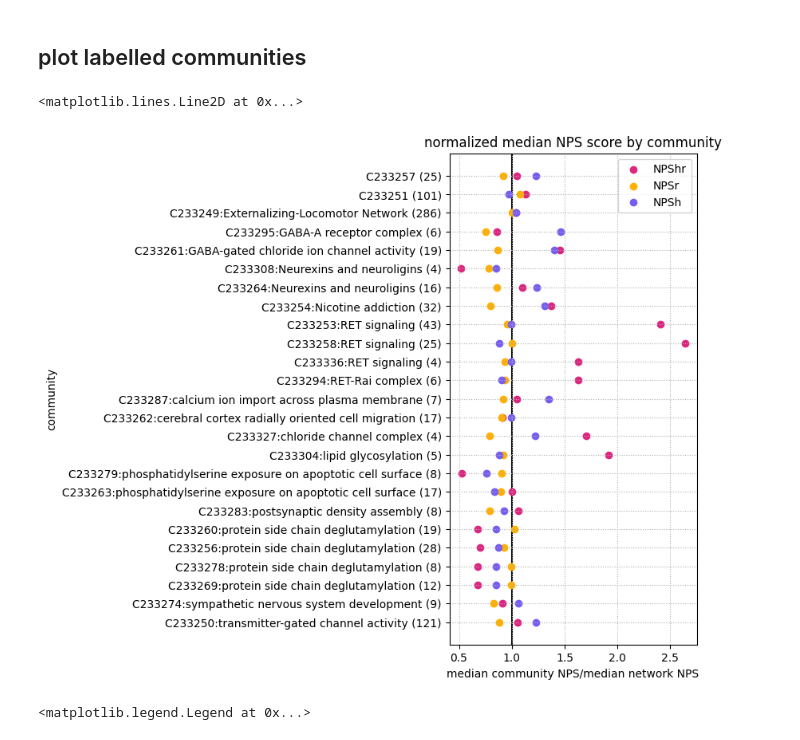
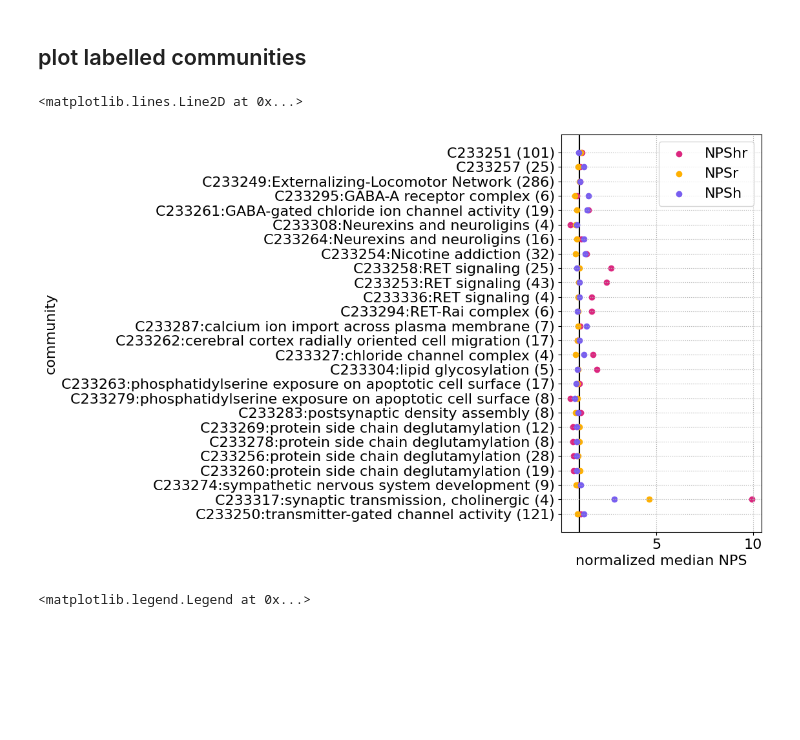
Before and after one commit to BSLeger/SUD_cross_species, a Jupyter notebook: heirarchical_clustering_and_GO_enrichment.ipynb, the cells around one changed output. Saved outputs shown, nothing was run; the diff lists cells and outputs as text; code cells hidden in the pictures; blank space fills up the shorter version.

```diff
--- a/heirarchical_clustering_and_GO_enrichment.ipynb
+++ b/heirarchical_clustering_and_GO_enrichment.ipynb
@@ -534,5 +540,5 @@ nps_stats.merge(seed_fractions, left_index=True, right_index=True).to_csv(f'netw
 # %%
-total_meta['merge']=total_meta.index+':'+total_meta.CD_CommunityName+' ('+total_meta.CD_MemberList_Size+')'
+total_meta['merge']=total_meta.index+':'+total_meta.CD_CommunityName+' ('+total_meta.CD_MemberList_Size.astype(str)+')'
 # %%
 total_meta=total_meta.sort_values('merge',ascending=False)
 # %% [markdown]
@@ -599,31 +606,30 @@ t=total_meta[total_meta.CD_Labeled=='true']
 # %%
-t=total_meta[(total_meta.CD_Labeled=='true')|(total_meta.index=='C233251')|(total_meta.index=='C233257')]
+t=total_meta[(total_meta.CD_Labeled=='True')|(total_meta.index=='C233251')|(total_meta.index=='C233257')]
 # %%
-t.at['C233257','merge']='C233257 ('+t.CD_MemberList_Size['C233257']+')'
-t.at['C233251','merge']='C233251 ('+t.CD_MemberList_Size['C233251']+')'
+t.at['C233257','merge']='C233257 ('+t.CD_MemberList_Size['C233257'].astype(str)+')'
+t.at['C233251','merge']='C233251 ('+t.CD_MemberList_Size['C233251'].astype(str)+')'
 # %%
 t=t.sort_values('CD_CommunityName',ascending=False)
-# %%
-t=t.drop('C233317',axis=0)
 # %%
 plt.figure(figsize=(4, 8))
 plt.scatter(y=t['merge'],x=t.medhr_n,color=colour_dict['shared'],label='NPShr')
 plt.scatter(y=t['merge'],x=t.medr_n,color=colour_dict[trait_r],label='NPSr')
 plt.scatter(y=t['merge'],x=t.medh_n,color=colour_dict[trait_h],label='NPSh')
 
 plt.ylabel('community')
 #plt.xticks([0,1,10])
-plt.title('normalized median NPS score by community')
+#plt.title('normalized median NPS score by community')
 
-plt.xlabel('median community NPS/median network NPS')
+#plt.xlabel('median community NPS/median network NPS')
+plt.xlabel('normalized median NPS')
 plt.legend()
 plt.grid(linestyle=':',zorder=0)
 plt.axvline(x=1,color='black',zorder=0)
 #plt.xscale('log')
 #plt.xlim([0.5,11])
 # %% [output]
 <matplotlib.lines.Line2D at 0x...>
-[figure, old version]
+[figure, new version]
 # %%
 plt.figure(figsize=(4, 8))
 plt.grid(linestyle=':')
```
Also changed, not shown: parts of 6 cells of this notebook, 1 other file.
